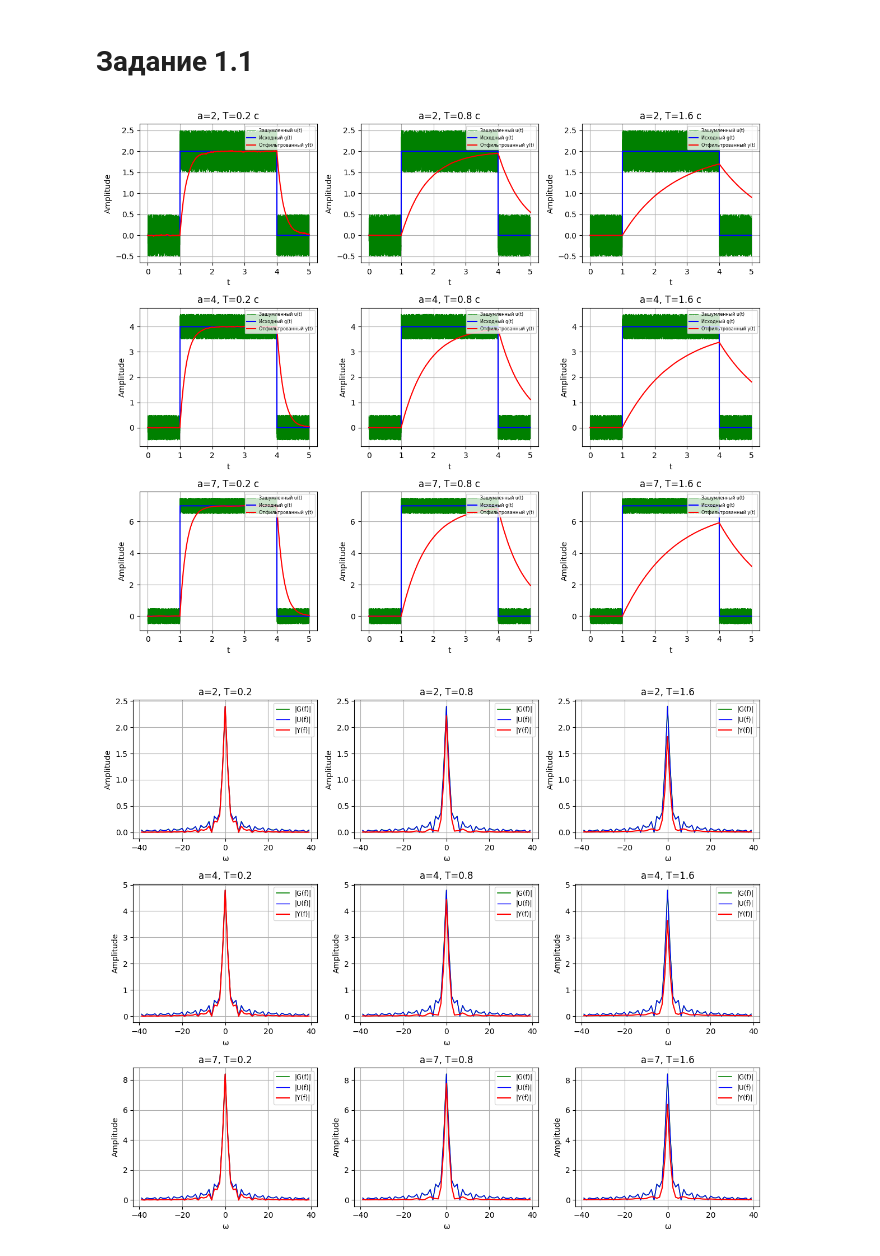
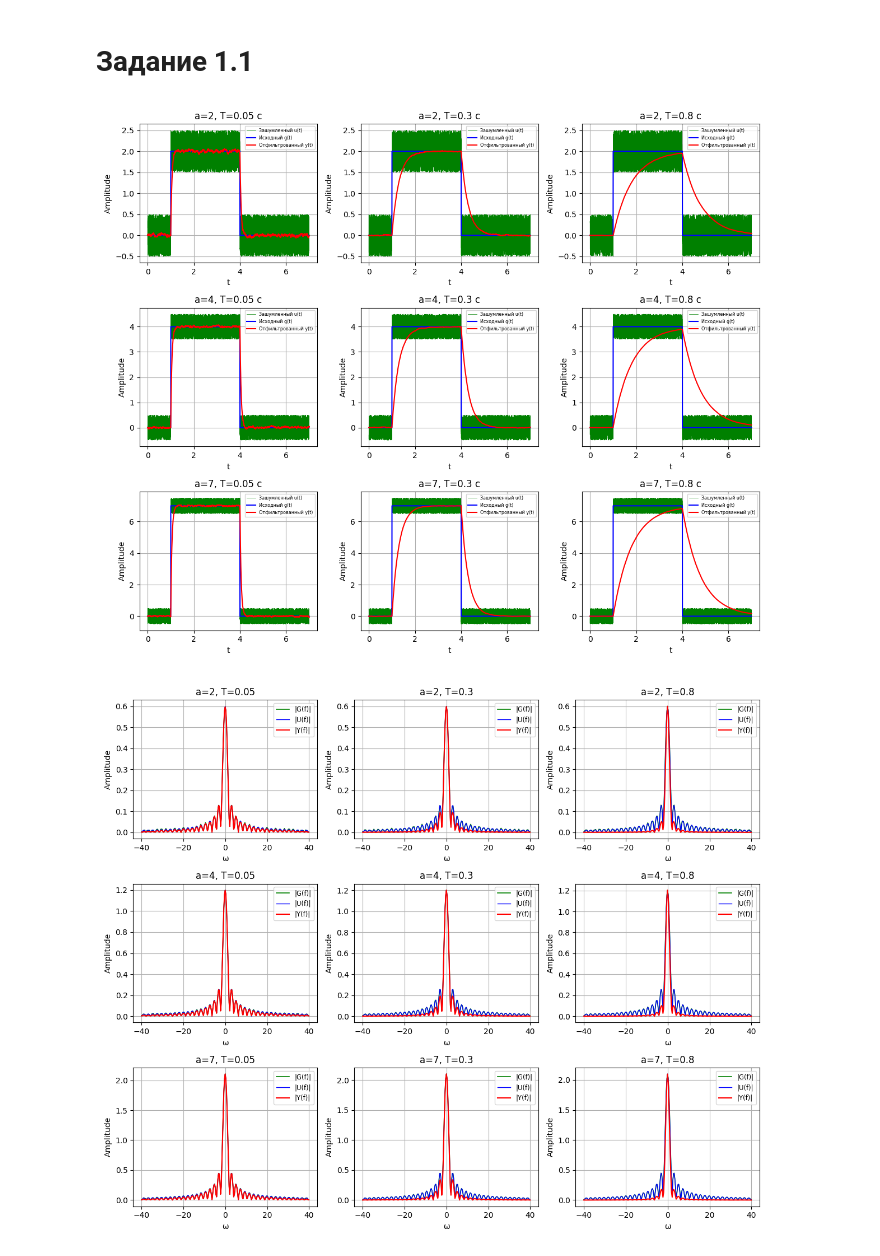
Before and after one commit to n-sukhov/ITMO-courses, a Jupyter notebook: Fourier_Methods/Lab4/Lab4.ipynb, the cells around one changed output. Drawn from its saved outputs; the diff is of its cells as text; code cells hidden in the pictures.

```diff
--- a/Fourier_Methods/Lab4/Lab4.ipynb
+++ b/Fourier_Methods/Lab4/Lab4.ipynb
@@ -78,15 +78,15 @@ u = lambda t, a, b, c, d: g(t, a) + b * np.random.uniform(-1, 1) + c * np.sin(d
 # %%
 W_1 = lambda T, p: 1 / (T * p + 1)
 # %%
-T_range = [0.2, 0.8, 1.6]
+T_range = [0.05, 0.3, 0.8]
 a_range = [2, 4, 7]
 b = 0.5
 c = 0
 d = 10
 plots_11 = []
 
-t_start, t_end = 0, 5
-num_points = 2 ** 14
+t_start, t_end = 0, 20
+num_points = 2 ** 15
 t = np.linspace(t_start, t_end, num_points)
 dt = t[1] - t[0]
 N = len(t)
@@ -123,8 +123,8 @@ for i, a in enumerate(a_range):
         omega_mask = np.abs(f_g) < 40
 
         time_plot = [
-            [t] * 3,
-            [u_signal, g_signal, y_signal],
+            [t[t < 7]] * 3,
+            [u_signal[t < 7], g_signal[t < 7], y_signal[t < 7]],
             ['Зашумленный u(t)', 'Исходный g(t)', 'Отфильтрованный y(t)'],
             't', 'Amplitude',
             ['g', 'b', 'r'],
@@ -172,32 +172,32 @@ for i, a in enumerate(a_range):
     freq_response_subplot_data.append(freq_response_row)
 
 draw_plots(
     rows=3,
     cols=3,
     width=12,
     height=10,
     subplot_data=time_subplot_data,
     legend_loc='upper right',
     legend_fontsize='xx-small'
 )
 
 draw_plots(
     rows=3,
     cols=3,
     width=12,
     height=10,
     subplot_data=spectrum_subplot_data,
     legend_loc='upper right'
 )
 
 draw_plots(
     rows=3,
     cols=3,
     width=12,
     height=10,
     subplot_data=freq_response_subplot_data,
     legend_loc='upper right'
 )
 # %% [output]
-[figure, old version]
+[figure, new version]
-[figure, old version]
+[figure, new version]
```
Also changed, not shown: parts of 1 cell of this notebook.
